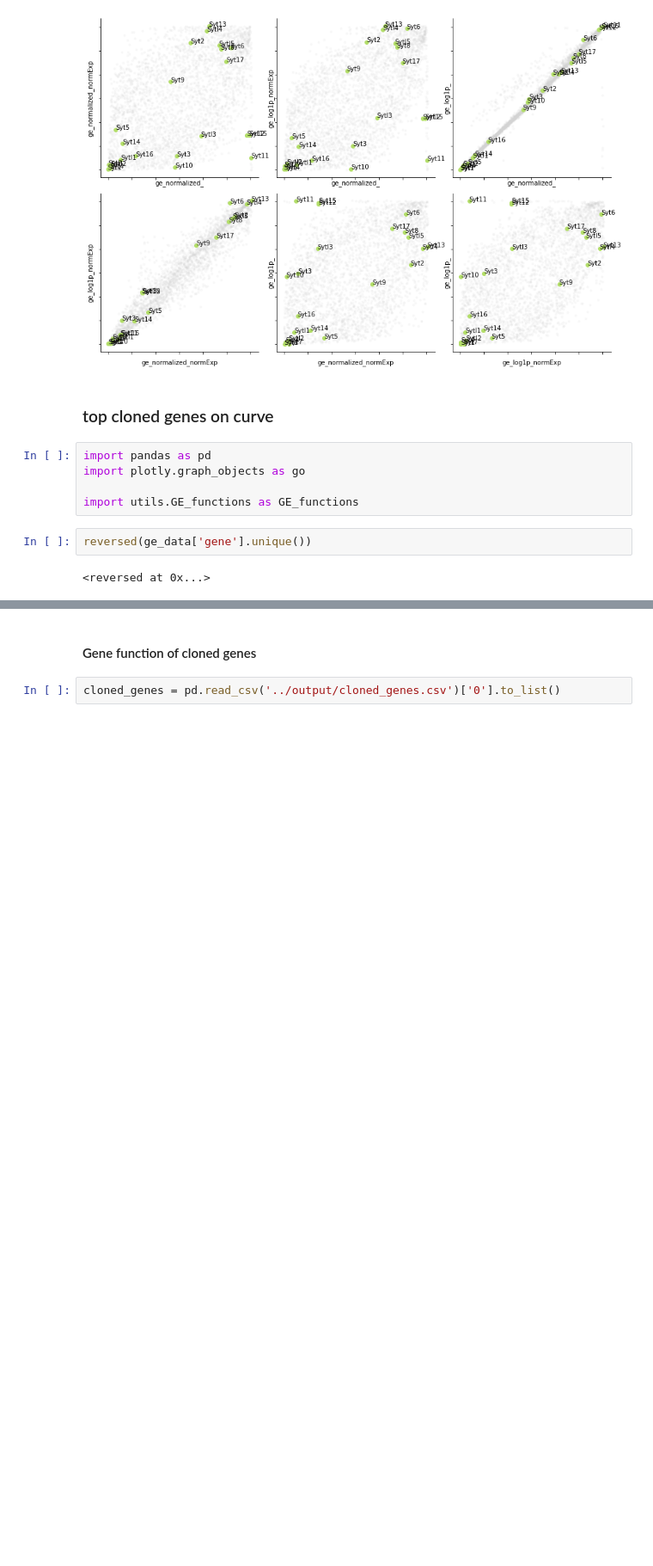
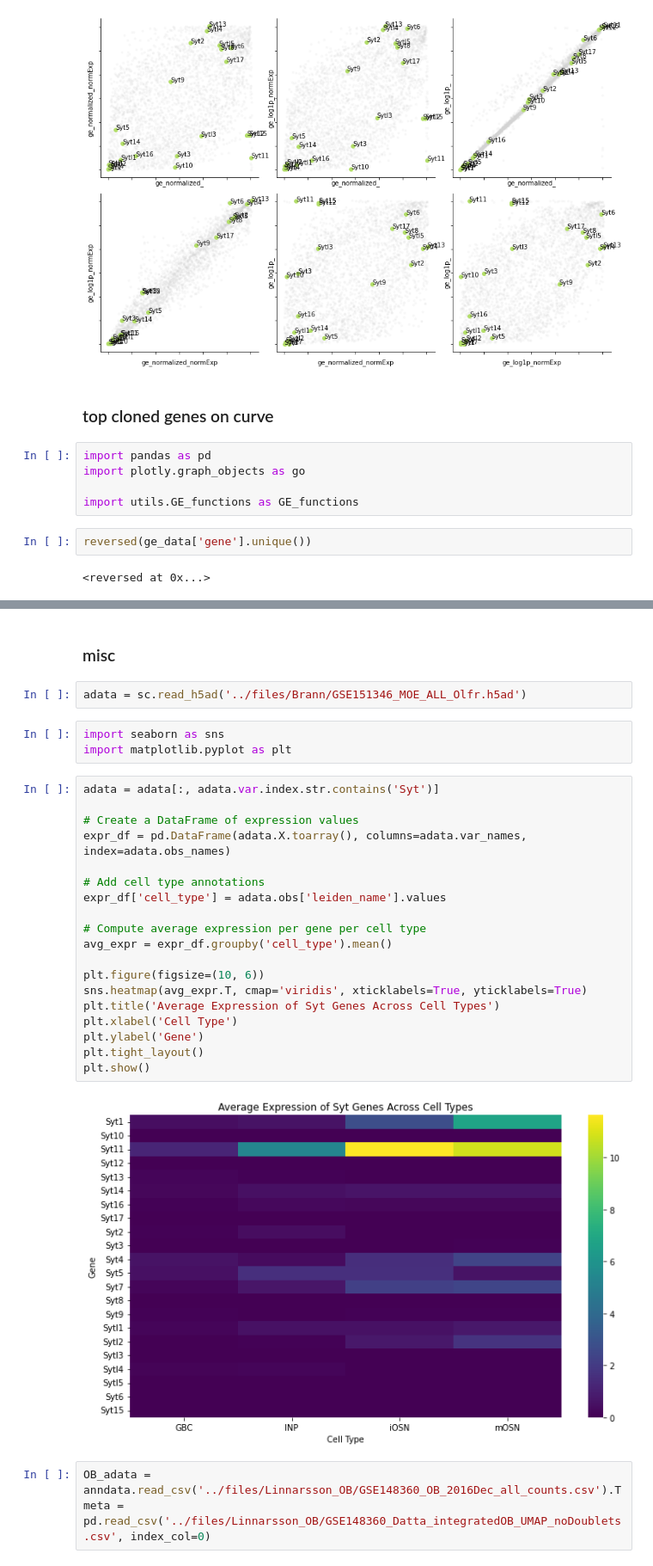
Before and after one commit to Justice-Lu/Chaperone_Analysis, a Jupyter notebook: notebooks/2.2_Brann_ALL_withOR.ipynb, the cells around one changed output, grey strips where cells are left out. Shown at 86% size. Drawn from its saved outputs; the diff is of its cells as text; blank space fills up the shorter version.

Commit message:
update FACS_data_20240505

```diff
--- a/notebooks/2.2_Brann_ALL_withOR.ipynb
+++ b/notebooks/2.2_Brann_ALL_withOR.ipynb
@@ -723,7 +711,34 @@ fig.show()
 ge_data constructed
 ge_data constructed
 [interactive output not drawn]
-# %% [markdown]
-#### Gene function of cloned genes
-# %%
-cloned_genes = pd.read_csv('../output/cloned_genes.csv')['0'].to_list()
+# %% [markdown]
+### misc
+# %%
+adata = sc.read_h5ad('../files/Brann/GSE151346_MOE_ALL_Olfr.h5ad')
+# %%
+import seaborn as sns
+import matplotlib.pyplot as plt
+# %%
+adata = adata[:, adata.var.index.str.contains('Syt')]
+
+# Create a DataFrame of expression values
+expr_df = pd.DataFrame(adata.X.toarray(), columns=adata.var_names, index=adata.obs_names)
+
+# Add cell type annotations
+expr_df['cell_type'] = adata.obs['leiden_name'].values
+
+# Compute average expression per gene per cell type
+avg_expr = expr_df.groupby('cell_type').mean()
+
+plt.figure(figsize=(10, 6))
+sns.heatmap(avg_expr.T, cmap='viridis', xticklabels=True, yticklabels=True)
+plt.title('Average Expression of Syt Genes Across Cell Types')
+plt.xlabel('Cell Type')
+plt.ylabel('Gene')
+plt.tight_layout()
+plt.show()
+# %% [output]
+[figure, added]
+# %%
+OB_adata = anndata.read_csv('../files/Linnarsson_OB/GSE148360_OB_2016Dec_all_counts.csv').T
+meta = pd.read_csv('../files/Linnarsson_OB/GSE148360_Datta_integratedOB_UMAP_noDoublets.csv', index_col=0)
```
Also changed, not shown: parts of 3 cells of this notebook, 5 other files.
